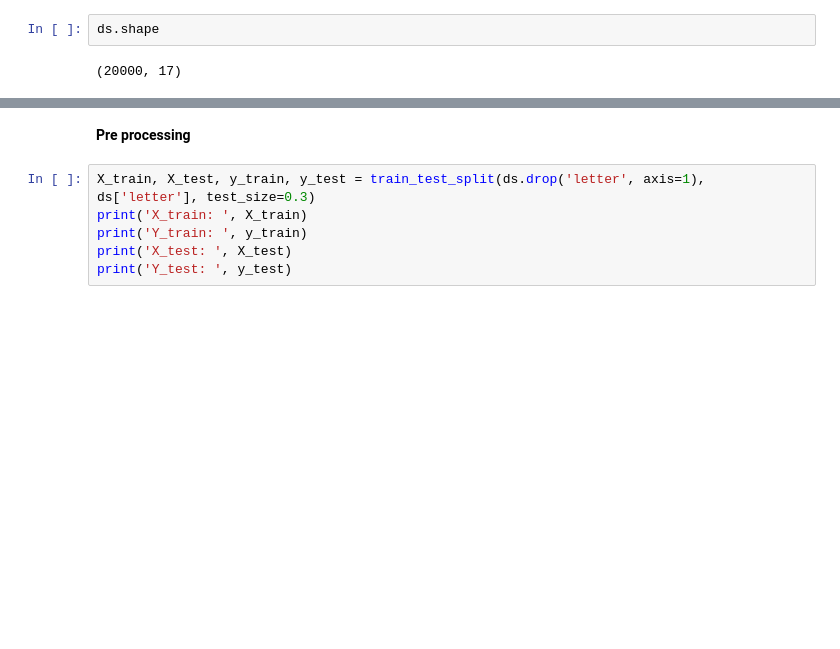
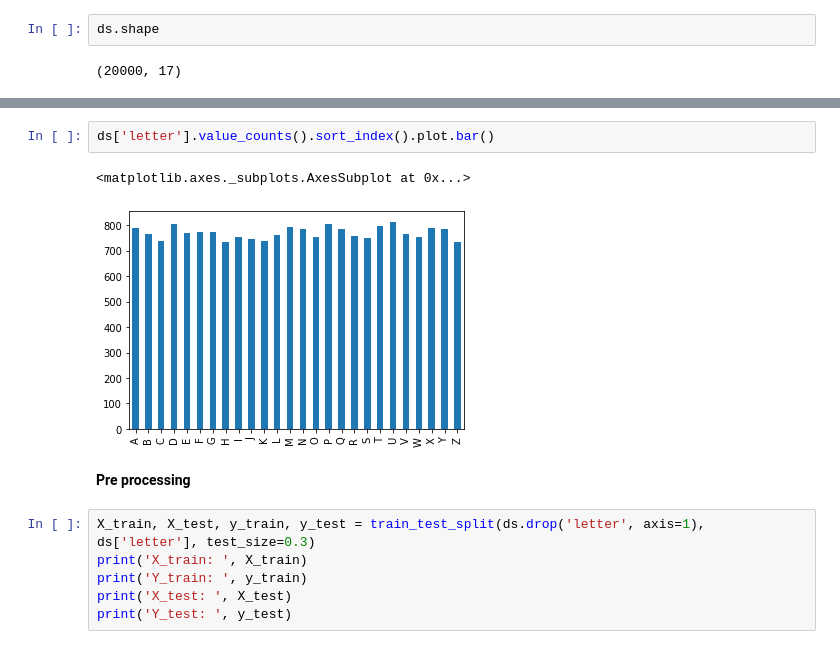
Before and after one commit to Philip-G-Hanna/SelectedTopics_ML-DL-Models, a Jupyter notebook: Codes/MLPLetterRecognition.ipynb, the cells around one changed output, grey strips where cells are left out. Cells and saved outputs as stored; diff of their text form; blank space fills up the shorter version.

```diff
--- a/Codes/MLPLetterRecognition.ipynb
+++ b/Codes/MLPLetterRecognition.ipynb
@@ -43,3 +52,8 @@ ds.shape
+# %%
+ds['letter'].value_counts().sort_index().plot.bar()
+# %% [output]
+<matplotlib.axes._subplots.AxesSubplot at 0x...>
+[figure, added]
 # %% [markdown]
 **Pre processing**
 # %%
```
Also changed, not shown: parts of 8 cells of this notebook.
